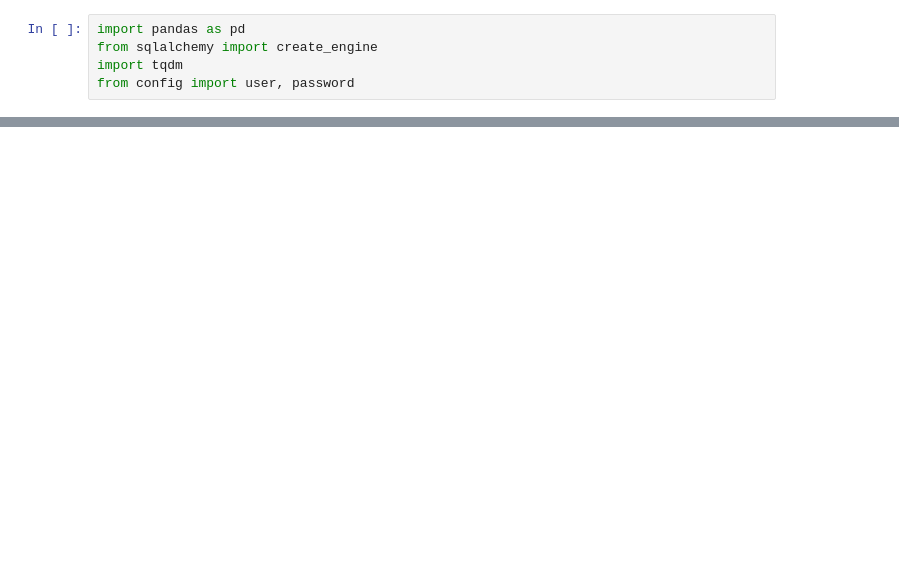
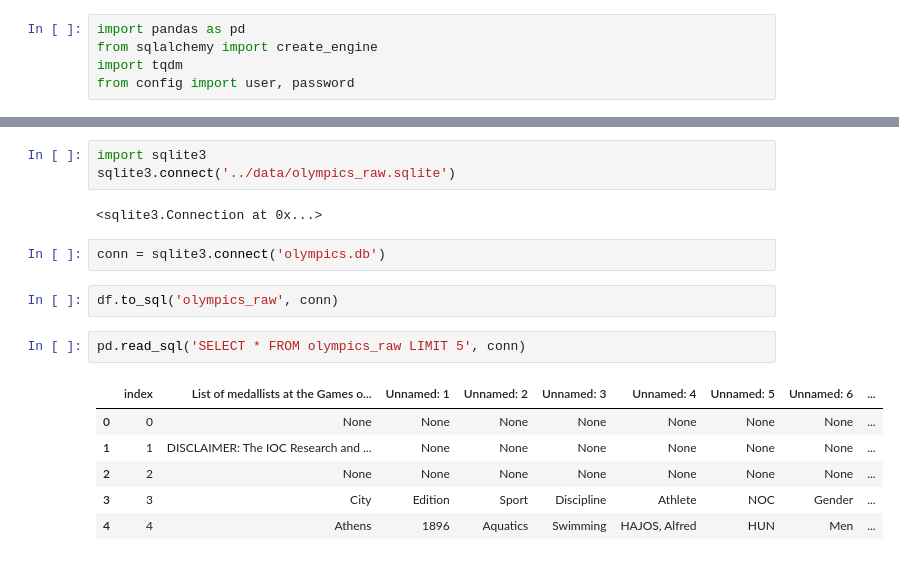
Before and after one commit to sponre01/Project_2, a Jupyter notebook: data_preprocessing/Untitled.ipynb, the cells around one changed output, grey strips where cells are left out. Saved outputs shown, nothing was run; the diff lists cells and outputs as text; blank space fills up the shorter version.

Commit message:
sqlite database and file

```diff
--- a/data_preprocessing/Untitled.ipynb
+++ b/data_preprocessing/Untitled.ipynb
@@ -14,0 +57,18 @@ OperationalError: (psycopg2.OperationalError) FATAL:  database "olympicsdb" does
+# %%
+import sqlite3
+sqlite3.connect('../data/olympics_raw.sqlite')
+# %% [output]
+<sqlite3.Connection at 0x...>
+# %%
+conn = sqlite3.connect('olympics.db')
+# %%
+df.to_sql('olympics_raw', conn)
+# %%
+pd.read_sql('SELECT * FROM olympics_raw LIMIT 5', conn)
+# %% [output]
+|  | index | List of medallists at the Games o... | Unnamed: 1 | Unnamed: 2 | Unnamed: 3 | Unnamed: 4 | Unnamed: 5 | Unnamed: 6 | ... |
+| 0 | 0 | None | None | None | None | None | None | None | ... |
+| 1 | 1 | DISCLAIMER: The IOC Research and ... | None | None | None | None | None | None | ... |
+| 2 | 2 | None | None | None | None | None | None | None | ... |
+| 3 | 3 | City | Edition | Sport | Discipline | Athlete | NOC | Gender | ... |
+| 4 | 4 | Athens | 1896 | Aquatics | Swimming | HAJOS, Alfred | HUN | Men | ... |
```
Also changed, not shown: parts of 12 cells of this notebook, 2 other files.
